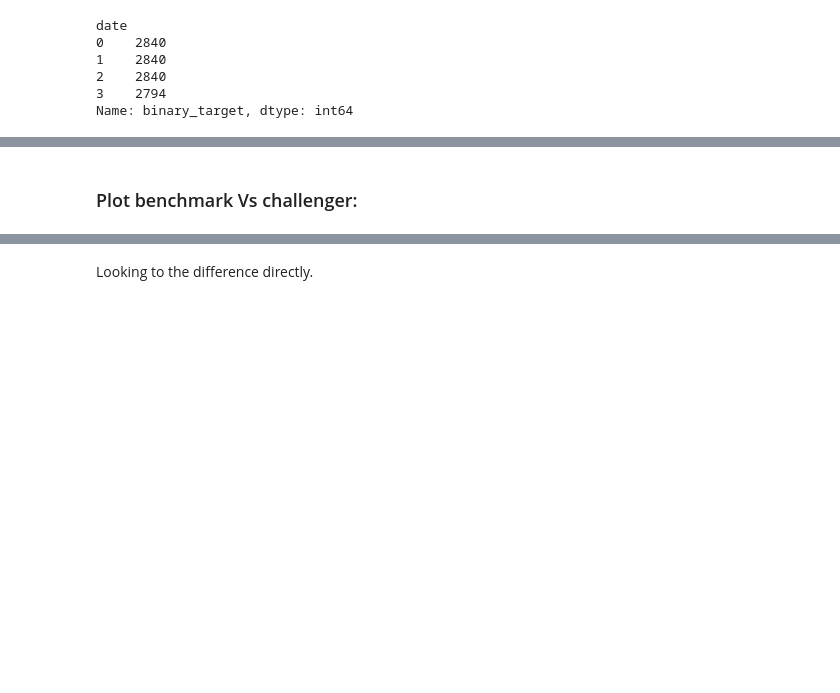
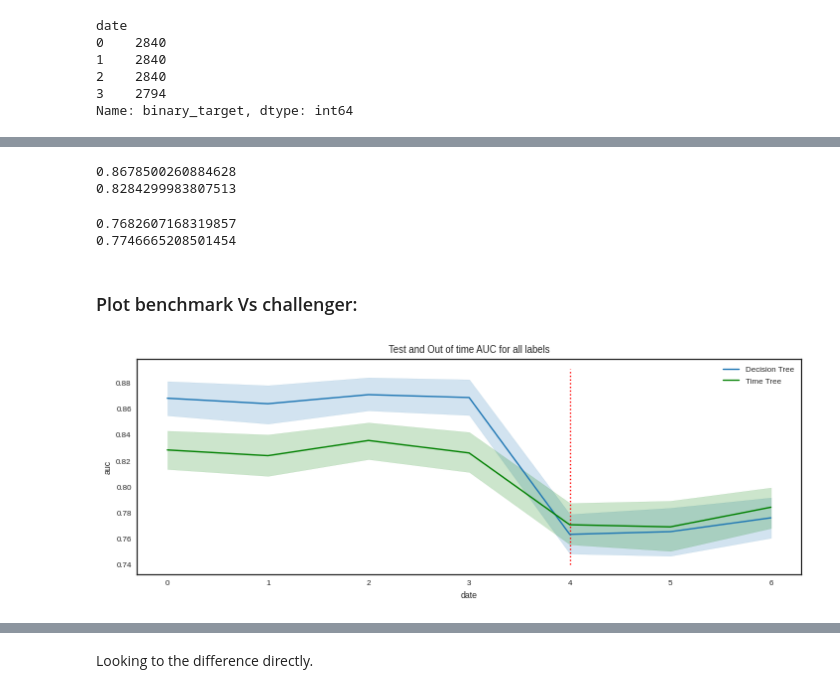
Before and after one commit to lgmoneda/time-robust-tree-paper, a Jupyter notebook: experiments/_20news.ipynb, the cells around one changed output, grey strips where cells are left out. Drawn from its saved outputs; the diff is of its cells as text; code cells hidden in the pictures; blank space fills up the shorter version.

```diff
--- a/experiments/_20news.ipynb
+++ b/experiments/_20news.ipynb
@@ -580,17 +651,33 @@ print(np.mean(challenger_train_auc))
+# %%
+print(benchmark_auc_by_target[~challenger_auc_by_target["date"].isin([4, 5, 6])]["auc"].mean())
+print(challenger_auc_by_target[~challenger_auc_by_target["date"].isin([4, 5, 6])]["auc"].mean())
+# %% [output]
+0.8678500260884628
+0.8284299983807513
+# %%
+print(benchmark_auc_by_target[challenger_auc_by_target["date"].isin([4, 5, 6])]["auc"].mean())
+print(challenger_auc_by_target[challenger_auc_by_target["date"].isin([4, 5, 6])]["auc"].mean())
+# %% [output]
+0.7682607168319857
+0.7746665208501454
 # %% [markdown]
 ### Plot benchmark Vs challenger:
 # %%
 challenger_auc_by_target = pd.concat(challenger_all_labels_auc)
 benchmark_auc_by_target = pd.concat(benchmark_all_labels_auc)
+benchmark_auc_by_target.reset_index(inplace=True)
+challenger_auc_by_target.reset_index(inplace=True)
 
 
 sns.lineplot(data=benchmark_auc_by_target, x="date", y="auc", label="Decision Tree")
 sns.lineplot(data=challenger_auc_by_target, x="date", y="auc", label="Time Tree", color="green")
 xmin, xmax, ymin, ymax = plt.axis()
 plt.vlines(out_of_time_min_date, ymin, ymax, linestyle="dotted", color="red", label="Time split")
 
 plt.title("Test and Out of time AUC for all labels")
 plt.show()
+# %% [output]
+[figure, added]
 # %%
 from matplotlib.collections import PolyCollection as p
 # %%
```
Also changed, not shown: parts of 29 cells of this notebook, 5 other files.
